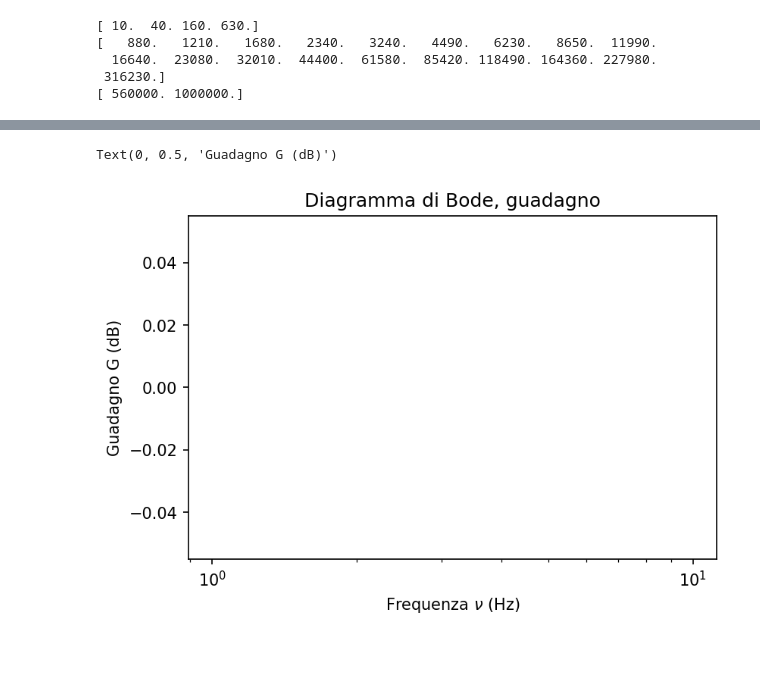
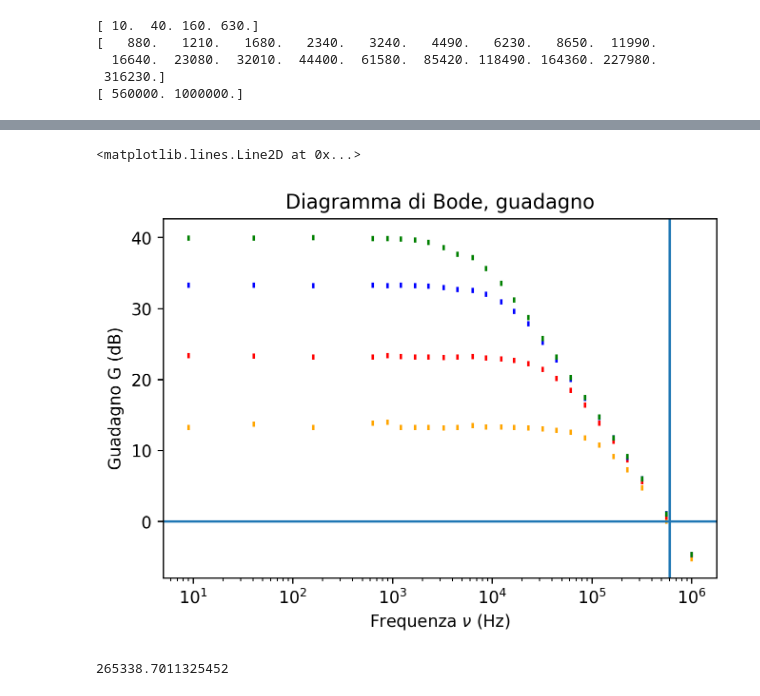
Before and after one commit to 1892051/LabSS, a Jupyter notebook: LabSS/esperienza_4/book.ipynb, the cells around one changed output, grey strips where cells are left out. Saved outputs shown, nothing was run; the diff lists cells and outputs as text; code cells hidden in the pictures; blank space fills up the shorter version.

```diff
--- a/LabSS/esperienza_4/book.ipynb
+++ b/LabSS/esperienza_4/book.ipynb
@@ -14,7 +14,7 @@ from mpl_toolkits.axes_grid1.inset_locator import mark_inset
 import matplotlib.ticker as mticker
 
 import matplotlib as mpl
-mpl.rcParams['figure.dpi'] = 150
+mpl.rcParams['figure.dpi'] = 250
 # %% [markdown]
 ## Misura dello slew rate
 # %%
@@ -53,0 +40,24 @@ V_out_4 =np.array([])
+# %%
+nu=np.array([9.01,40.64,160.5,630,888,1210,1688,2300,3240,4470,6350,8650,12300,16560,22950,31900,44200,61501,85500,118900,163900,227000,318900,556000,1000000])
+
+V_in_1 = np.array([261,261,263,262,261,263,262,263,265,263,75.2,75.2,75.2,75.2,75.2,75.2,74.8,74.8,75.4,75.6,76.8,77.2,77.2,77.2,77.2])*1e-3 #circa 1V
+V_out_1 =np.array([1.2, 1.27,1.21,1.29,1.31,1.21,1.21,1.21,1.21,1.21,0.358,0.350,0.350,0.346,0.344,0.338,0.330,0.318,0.292,0.261,0.221,0.179,0.133,0.0776,0.0422])
+
+V_in_2 = np.array([261,261,263,263,262,262,263,263,264,263,75,75.2,75.2,75.4,75.4,76,76.2,76.8,77,77.2,78,77.6,77.6,77.6,77.2])*1e-3 #circa 0.1V
+V_out_2 =np.array([3.84,3.82,3.8,3.8,3.86,3.8,3.8,3.8,3.79,3.78,1.09,1.07,1.05,1.03,0.975,0.895,0.775,0.647,0.509,0.380,0.287,0.211,0.148,0.084,0.0454])
+
+V_in_3 = np.array([261,262,263,262,263,262,262,264,264,264,75.4,76,76.4,77,77.4,77.8,77.6,77.6,77.8,77.8,77.6,77.6,77.2,77.2,77.2])*1e-3 #circa 0.05V
+V_out_3 =np.array([12.1,12.1,12.1,12.1,12.1,12.1,12,12,11.7,11.4,3.2,3.03,2.69,2.33,1.91,1.42,1.07,0.780,0.575,0.420,0.302,0.219,0.154,0.088,0.0454])
+
+V_in_4 = np.array([262,262,262,263,263,263,264,265,267,270,76.4,77.4,77.8,77.8,78.2,77.8,77.8,78,78,77.8,78,77.6,77.6,77.6,77.2])*1e-3 #Circa 0.03V
+V_out_4 =np.array([26,26,26.2,25.9,25.9,25.6,25.3,24.5,22.7,20.6,5.51,4.7,3.7,2.83,2.14,1.52,1.12,0.805,0.583,0.424,0.304,0.223,0.155,0.088,0.0452])
+
+print(len(nu))
+print(len(V_out_1))
+print(len(V_in_1))
+print(len(V_out_2))
+print(len(V_in_2))
+print(len(V_out_3))
+print(len(V_in_3))
+print(len(V_out_4))
+print(len(V_in_4))
@@ -65,17 +85,20 @@ sigmaV = lambda a: a*0.03
 sigmaNu = lambda a: a*0.03
 sigmaG = np.sqrt(2)*(3/5)/np.log(10)
 # %%
-plt.errorbar(nu, G_1, sigmaG, color="orange")
-plt.errorbar(nu, G_2, sigmaG, color="red")
-plt.errorbar(nu, G_3, sigmaG, color="blue")
-plt.errorbar(nu, G_4, sigmaG, color="green")
+plt.errorbar(nu, G_1, sigmaG, color="orange", linestyle="")
+plt.errorbar(nu, G_2, sigmaG, color="red", linestyle="")
+plt.errorbar(nu, G_3, sigmaG, color="blue", linestyle="")
+plt.errorbar(nu, G_4, sigmaG, color="green", linestyle="")
 plt.xscale("log")
 plt.title("Diagramma di Bode, guadagno")
 plt.xlabel("Frequenza $\\nu$ (Hz)")
 plt.ylabel("Guadagno G (dB)")
+
+plt.axhline(0)
+plt.axvline(600000)
 # %% [output]
-Text(0, 0.5, 'Guadagno G (dB)')
+<matplotlib.lines.Line2D at 0x...>
-[figure, old version]
+[figure, new version]
 # %%
 def tabmaker(l):
     st = ""
@@ -86,3 +109,7 @@ def tabmaker(l):
             st+="${}\pm{}$ & ".format(np.round(col[1][i], 4), np.round(col[0](col[1][i]), 2))
         st += " \\\ "
     return st
+# %%
+G_BW_2.mean()
+# %% [output]
+265338.7011325452
```
Also changed, not shown: parts of 2 cells of this notebook, 1 other file.
